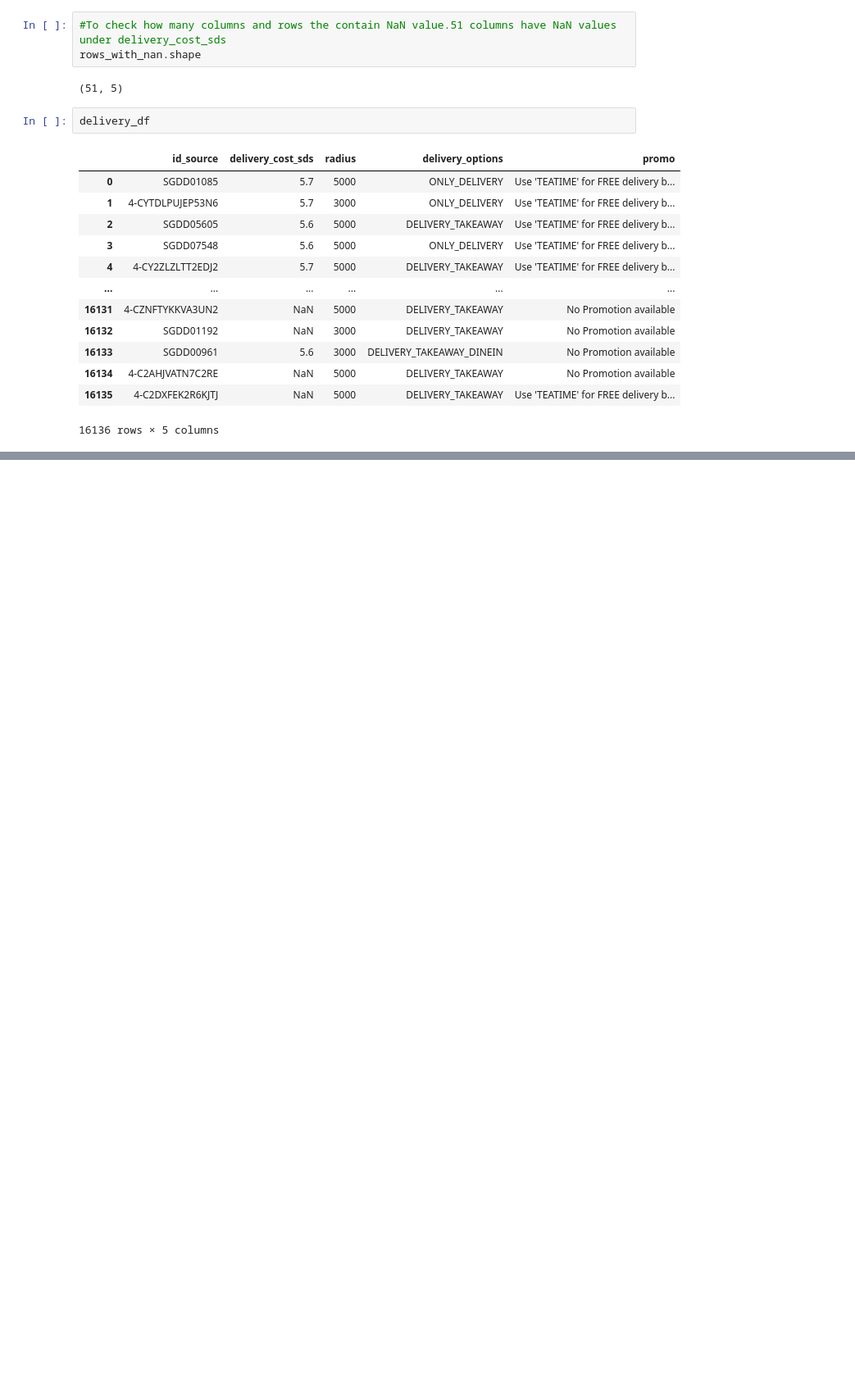
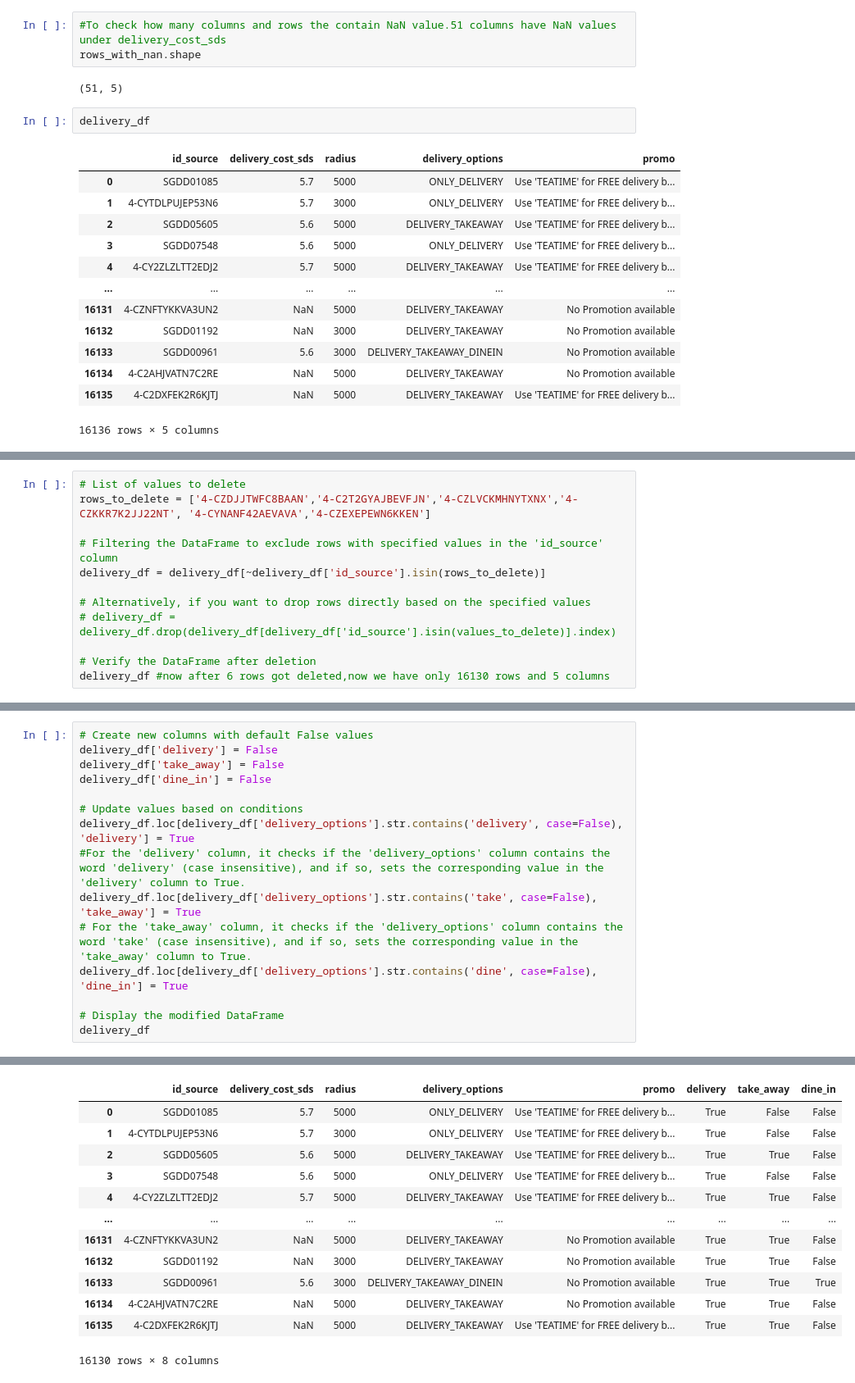
Before and after one commit to leehegithub/grab_restuarant_analysis, a Jupyter notebook: rosni_grab_restaurant.ipynb, the cells around one changed output, grey strips where cells are left out. Shown at 82% size. Drawn from its saved outputs; the diff is of its cells as text; blank space fills up the shorter version.

Commit message:
deleted 6 rows and added 3 columns

```diff
--- a/rosni_grab_restaurant.ipynb
+++ b/rosni_grab_restaurant.ipynb
@@ -262,0 +297,12 @@ delivery_df
+# %%
+# List of values to delete
+rows_to_delete = ['4-CZDJJTWFC8BAAN','4-C2T2GYAJBEVFJN','4-CZLVCKMHNYTXNX','4-CZKKR7K2JJ22NT', '4-CYNANF42AEVAVA','4-CZEXEPEWN6KKEN']
+
+# Filtering the DataFrame to exclude rows with specified values in the 'id_source' column
+delivery_df = delivery_df[~delivery_df['id_source'].isin(rows_to_delete)]
+
+# Alternatively, if you want to drop rows directly based on the specified values
+# delivery_df = delivery_df.drop(delivery_df[delivery_df['id_source'].isin(values_to_delete)].index)
+
+# Verify the DataFrame after deletion
+delivery_df #now after 6 rows got deleted,now we have only 16130 rows and 5 columns
@@ -262,0 +409,16 @@ delivery_df
+# %%
+# Create new columns with default False values
+delivery_df['delivery'] = False
+delivery_df['take_away'] = False
+delivery_df['dine_in'] = False
+
+# Update values based on conditions
+delivery_df.loc[delivery_df['delivery_options'].str.contains('delivery', case=False), 'delivery'] = True
+#For the 'delivery' column, it checks if the 'delivery_options' column contains the word 'delivery' (case insensitive), and if so, sets the corresponding value in the 'delivery' column to True.
+delivery_df.loc[delivery_df['delivery_options'].str.contains('take', case=False), 'take_away'] = True
+# For the 'take_away' column, it checks if the 'delivery_options' column contains the word 'take' (case insensitive), and if so, sets the corresponding value in the 'take_away' column to True.
+delivery_df.loc[delivery_df['delivery_options'].str.contains('dine', case=False), 'dine_in'] = True
+
+# Display the modified DataFrame
+delivery_df
+# %% [output]
@@ -262,0 +440,13 @@ delivery_df
+|  | id_source | delivery_cost_sds | radius | delivery_options | promo | delivery | take_away | dine_in |
+| 0 | SGDD01085 | 5.7 | 5000 | ONLY_DELIVERY | Use 'TEATIME' for FREE delivery b... | True | False | False |
+| 1 | 4-CYTDLPUJEP53N6 | 5.7 | 3000 | ONLY_DELIVERY | Use 'TEATIME' for FREE delivery b... | True | False | False |
+| 2 | SGDD05605 | 5.6 | 5000 | DELIVERY_TAKEAWAY | Use 'TEATIME' for FREE delivery b... | True | True | False |
+| 3 | SGDD07548 | 5.6 | 5000 | ONLY_DELIVERY | Use 'TEATIME' for FREE delivery b... | True | False | False |
+| 4 | 4-CY2ZLZLTT2EDJ2 | 5.7 | 5000 | DELIVERY_TAKEAWAY | Use 'TEATIME' for FREE delivery b... | True | True | False |
+| ... | ... | ... | ... | ... | ... | ... | ... | ... |
+| 16131 | 4-CZNFTYKKVA3UN2 | NaN | 5000 | DELIVERY_TAKEAWAY | No Promotion available | True | True | False |
+| 16132 | SGDD01192 | NaN | 3000 | DELIVERY_TAKEAWAY | No Promotion available | True | True | False |
+| 16133 | SGDD00961 | 5.6 | 3000 | DELIVERY_TAKEAWAY_DINEIN | No Promotion available | True | True | True |
+| 16134 | 4-C2AHJVATN7C2RE | NaN | 5000 | DELIVERY_TAKEAWAY | No Promotion available | True | True | False |
+| 16135 | 4-C2DXFEK2R6KJTJ | NaN | 5000 | DELIVERY_TAKEAWAY | Use 'TEATIME' for FREE delivery b... | True | True | False |
+16130 rows × 8 columns
```
Also changed, not shown: parts of 9 cells of this notebook.
